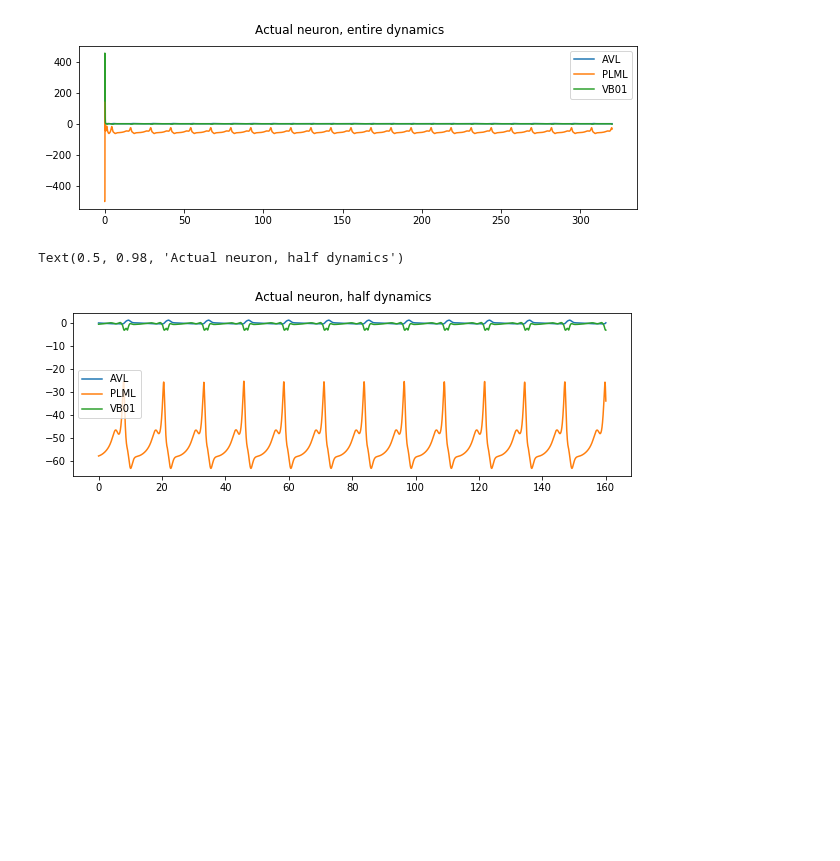
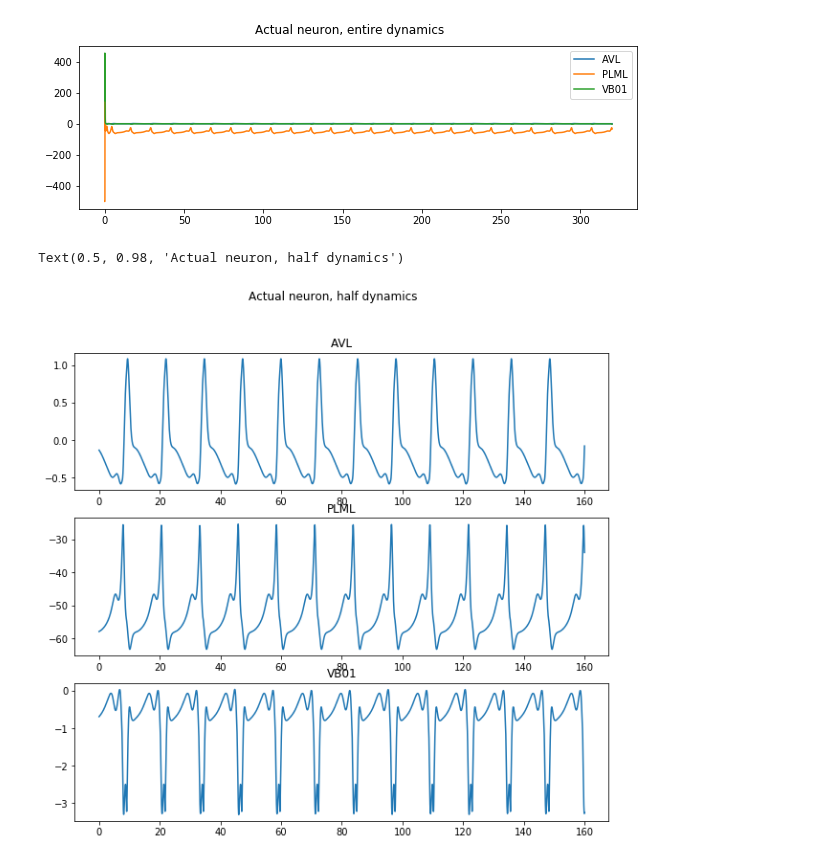
Before and after one commit to sjonany/c-elegans-interactome-analysis, a Jupyter notebook: simulation_visualization.ipynb, the cells around one changed output. Cells and saved outputs as stored; diff of their text form; code cells hidden in the pictures; blank space fills up the shorter version.

```diff
--- a/simulation_visualization.ipynb
+++ b/simulation_visualization.ipynb
@@ -168,8 +168,8 @@ Text(0.5, 0.98, 'Actual neuron, entire dynamics')
 [figure]
 # %%
 # Plot last half
-fig = plot_saved_dynamics_collapsed(['AVL', 'PLML', 'VB01'], all_dynamics[int(-n/2):,], neuron_metadata_collection)
+fig = plot_saved_dynamics(['AVL', 'PLML', 'VB01'], all_dynamics[int(-n/2):,], neuron_metadata_collection)
 fig.suptitle("Actual neuron, half dynamics")
 # %% [output]
 Text(0.5, 0.98, 'Actual neuron, half dynamics')
-[figure, old version]
+[figure, new version]
```
Also changed, not shown: parts of 3 cells of this notebook.
